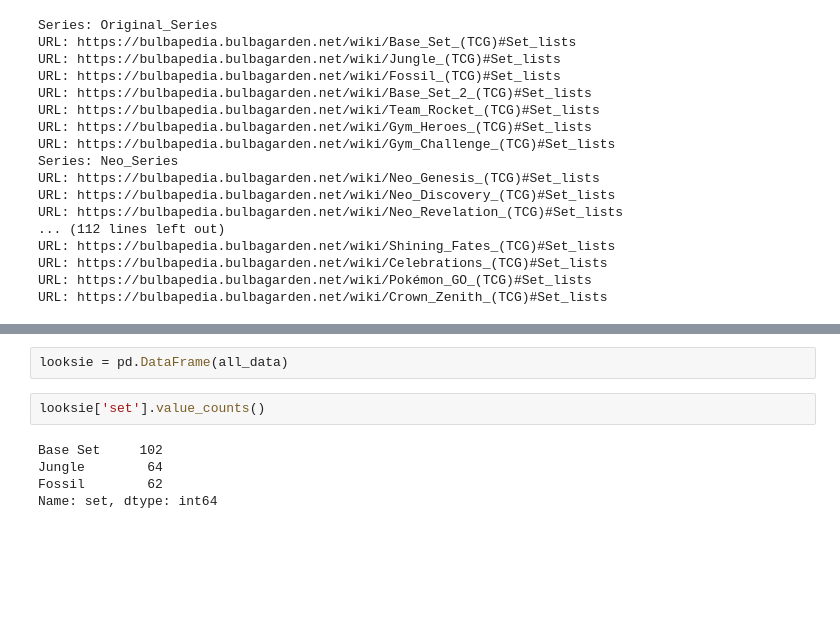
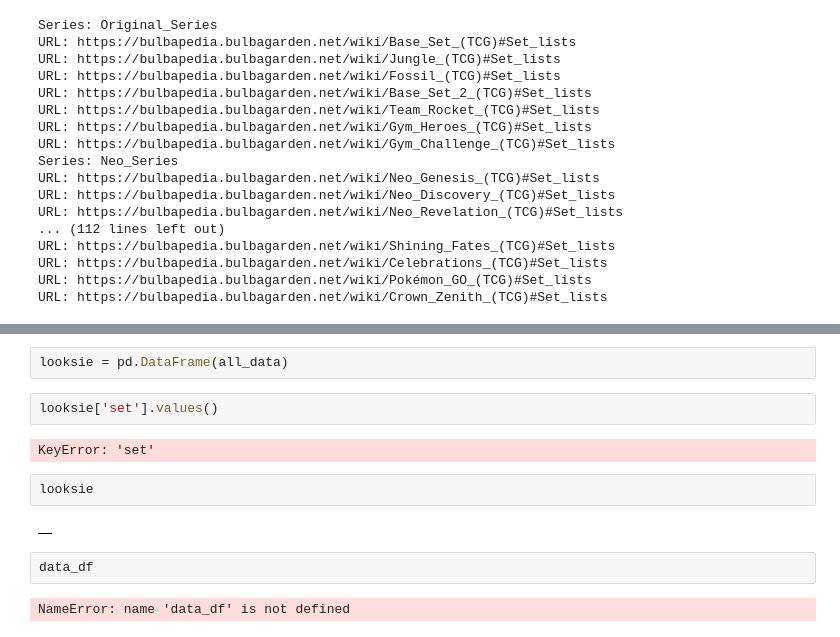
Before and after one commit to brandontnavarrete/Building-SQL-Database, a Jupyter notebook: mega-database-scrape.ipynb, the cells around one changed output, grey strips where cells are left out. Drawn from its saved outputs; the diff is of its cells as text; blank space fills up the shorter version.

```diff
--- a/mega-database-scrape.ipynb
+++ b/mega-database-scrape.ipynb
@@ -224,9 +236,14 @@ KeyboardInterrupt:
-# %%
-looksie = pd.DataFrame(all_data)
-# %%
-looksie['set'].value_counts()
-# %% [output]
-Base Set     102
-Jungle        64
-Fossil        62
-Name: set, dtype: int64
+# %%
+looksie = pd.DataFrame(all_data)
+# %%
+looksie['set'].values()
+# %% [output]
+KeyError: 'set'
+# %%
+looksie
+# %% [output]
+|  |
+# %%
+data_df
+# %% [output]
+NameError: name 'data_df' is not defined
```
Also changed, not shown: parts of 3 cells of this notebook, 1 other file.
